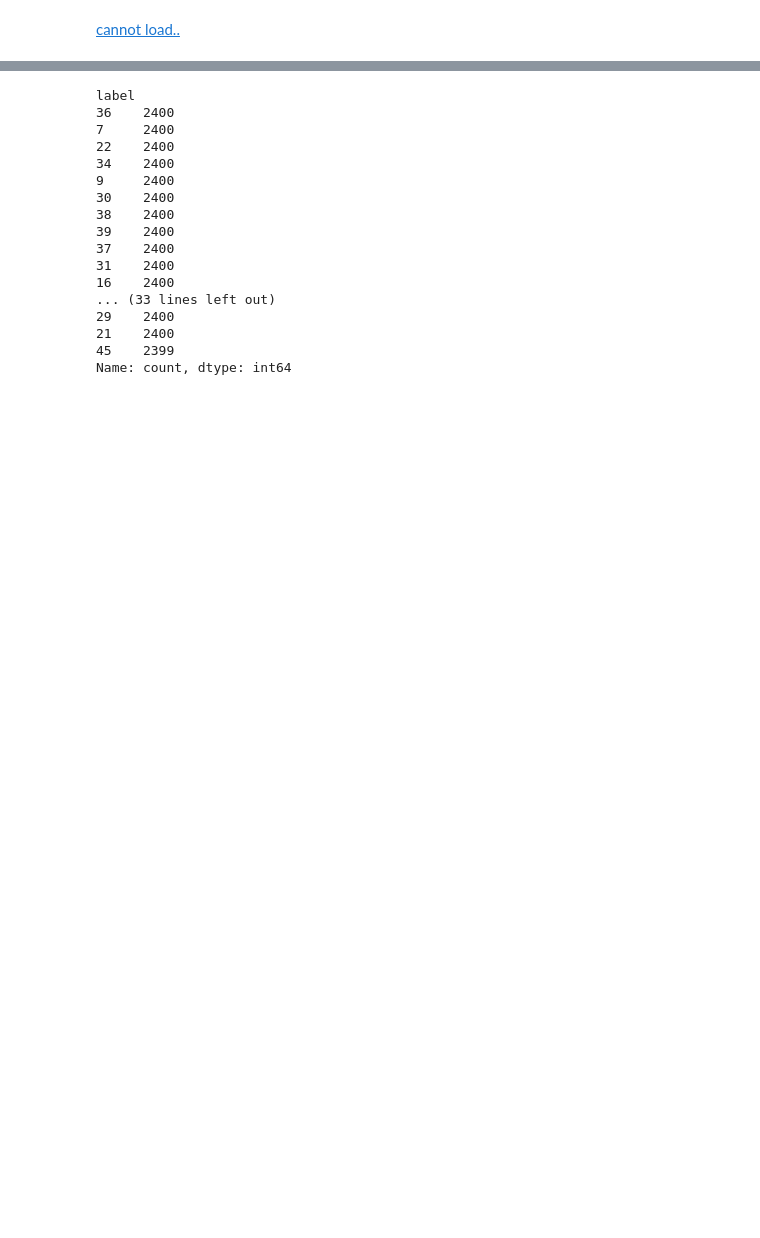
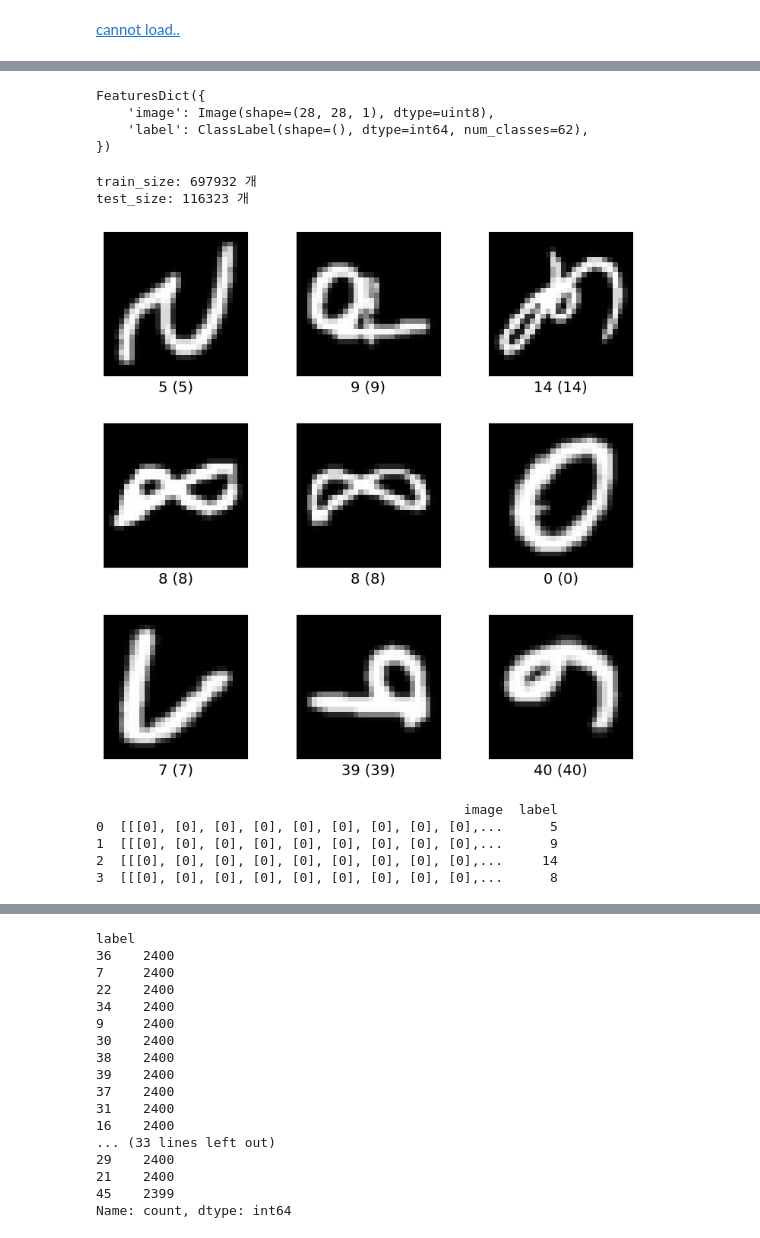
Before and after one commit to nonameR9077/CNNproject-2024-1, a Jupyter notebook: EMNIST.ipynb, the cells around one changed output, grey strips where cells are left out. Drawn from its saved outputs; the diff is of its cells as text; code cells hidden in the pictures; blank space fills up the shorter version.

```diff
--- a/EMNIST.ipynb
+++ b/EMNIST.ipynb
@@ -134,11 +137,37 @@ def save_fig(fig_id, tight_layout=True, fig_extension="png", resolution=300):
 ### get the data(EMNIST)
 # %%
 import tensorflow_datasets as tfds
-from tensorflow_datasets.core.utils import gcs_utils
-# gcs_utils._is_gcs_disabled = True
+
+try:
+    tem = tfds.image_classification.EMNIST()
+    tem.download_and_prepare()
+except:
+    class EMNIST(tfds.image_classification.EMNIST):
+        URL = "https://biometrics.nist.gov/cs_links/EMNIST/gzip.zip"
+
+    tem = EMNIST()
+    tem.download_and_prepare()
+
+nameList = ["emnist",
+            "emnist/balanced",
+            "emnist/byclass",
+            "emnist/bymerge",
+            "emnist/digits",
+            "emnist/letters",
+            "emnist/mnist"]
+
+# datasets name list
+# 0 - emnist?
+# 1 - balanced
+# 2 - byclass
+# 3 - bymerge
+# 4 - digits
+# 5 - letters
+# 6 - mnist
 #
-# ds, info = tfds.load('emnist/balanced', split='train', with_info=True)
-#
-# fig = tfds.show_examples(ds, info)
+# dtype = 1
+
+# default - byclass
+(x_train, x_test), info = tfds.load("emnist", download=False, with_info=True, split=['train','test'], as_supervised=True)
 # %% [markdown]
 현재(2024-05-06) 작동하지 않음 - https://www.itl.nist.gov/iaui/vip/cs_links/EMNIST/gzip.zip 해당 사이트로 renewal 된 것을 아직 번영하지 않음
@@ -199 +238,28 @@ print(np.shape(test_bal))
+# %%
+info.features
+# %% [output]
+FeaturesDict({
+    'image': Image(shape=(28, 28, 1), dtype=uint8),
+    'label': ClassLabel(shape=(), dtype=int64, num_classes=62),
+})
+# %%
+train_size = info.splits['train'].num_examples
+test_size = info.splits['test'].num_examples
+print(f'train_size: {train_size} 개\ntest_size: {test_size} 개')
+# %% [output]
+train_size: 697932 개
+test_size: 116323 개
+# %%
+fig = tfds.show_examples(x_train, info)
+# %% [output]
+[figure, added]
+# %%
+# or
+tfds.as_dataframe(x_train.take(4), info)
+# %% [output]
+                                               image  label
+0  [[[0], [0], [0], [0], [0], [0], [0], [0], [0],...      5
+1  [[[0], [0], [0], [0], [0], [0], [0], [0], [0],...      9
+2  [[[0], [0], [0], [0], [0], [0], [0], [0], [0],...     14
+3  [[[0], [0], [0], [0], [0], [0], [0], [0], [0],...      8
 # %%
```
Also changed, not shown: parts of 11 cells of this notebook, 1 other file.
